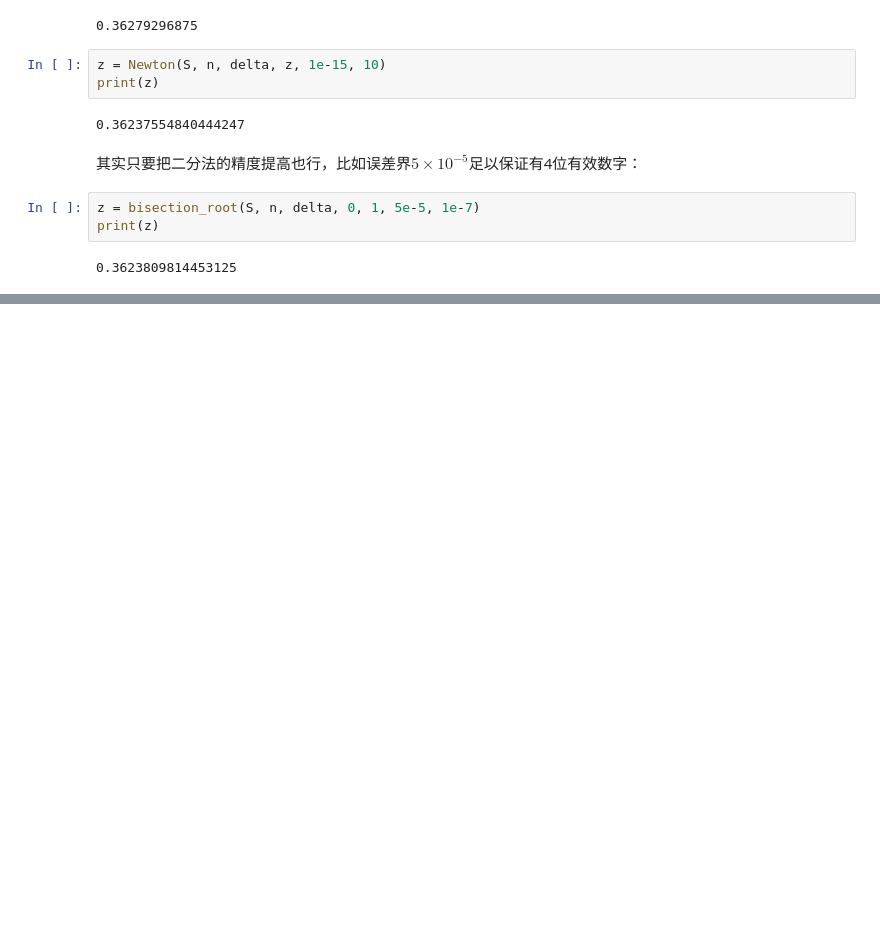
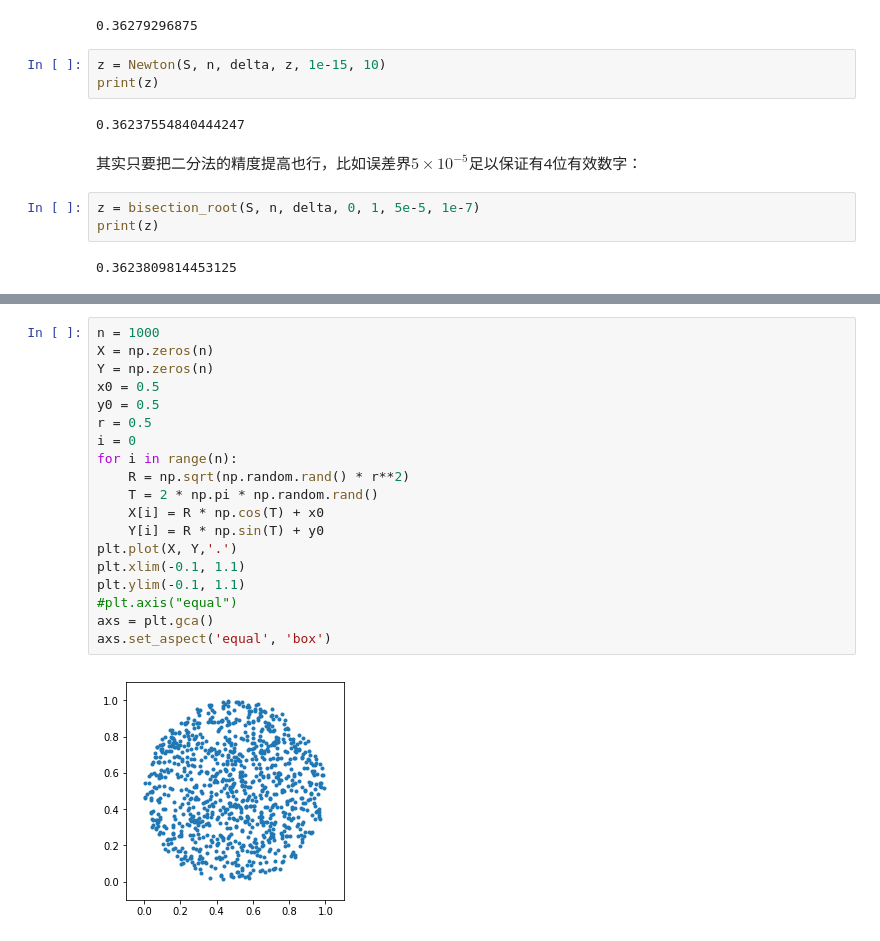
Before and after one commit to ChihaoZhang/CSLN, a Jupyter notebook: src/chap04.ipynb, the cells around one changed output, grey strips where cells are left out. Saved outputs shown, nothing was run; the diff lists cells and outputs as text; blank space fills up the shorter version.

```diff
--- a/src/chap04.ipynb
+++ b/src/chap04.ipynb
@@ -493,0 +550,21 @@ print(z)
+# %%
+n = 1000
+X = np.zeros(n)
+Y = np.zeros(n)
+x0 = 0.5
+y0 = 0.5
+r = 0.5
+i = 0
+for i in range(n):
+    R = np.sqrt(np.random.rand() * r**2)
+    T = 2 * np.pi * np.random.rand()
+    X[i] = R * np.cos(T) + x0
+    Y[i] = R * np.sin(T) + y0
+plt.plot(X, Y,'.')
+plt.xlim(-0.1, 1.1)
+plt.ylim(-0.1, 1.1)
+#plt.axis("equal")
+axs = plt.gca()
+axs.set_aspect('equal', 'box')
+# %% [output]
+[figure, added]
```
Also changed, not shown: parts of 3 cells of this notebook, 5 other files.
